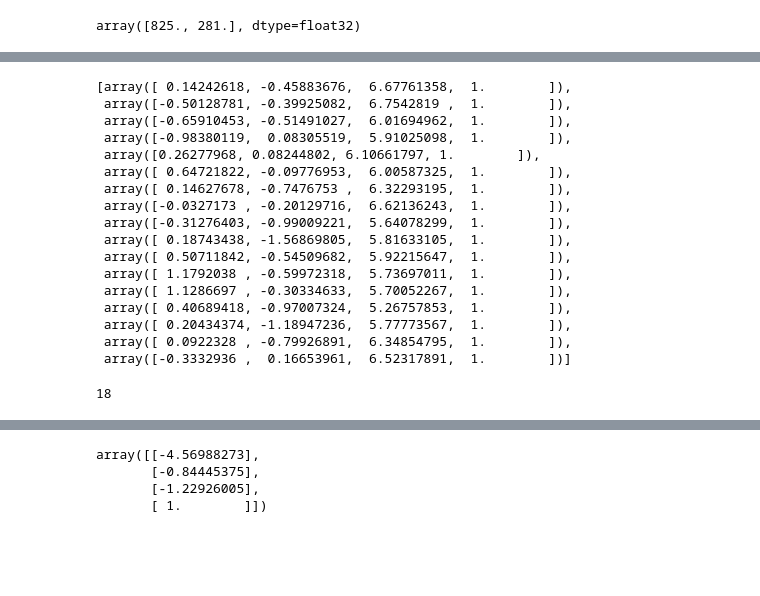
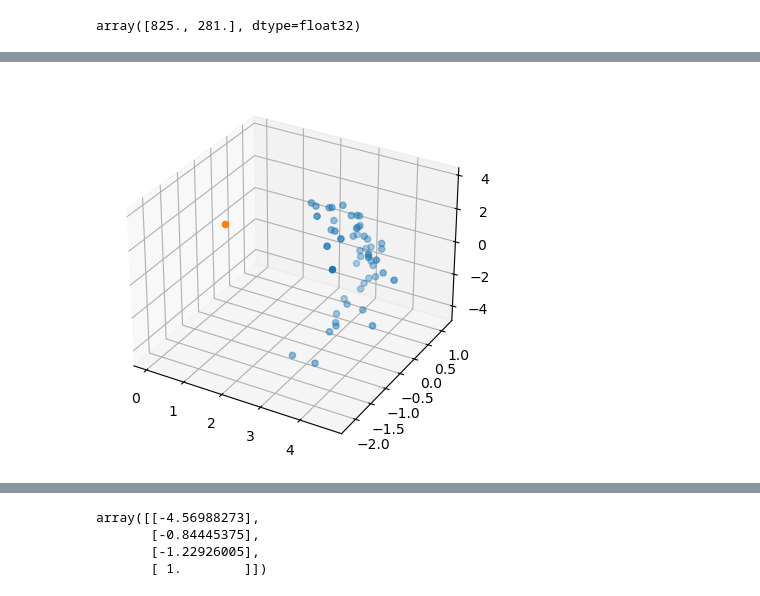
Before and after one commit to zhenqi-he/hanglok-robotics, a Jupyter notebook: nerf/instant-ngp/try.ipynb, the cells around one changed output, grey strips where cells are left out. Drawn from its saved outputs; the diff is of its cells as text; code cells hidden in the pictures; blank space fills up the shorter version.

```diff
--- a/nerf/instant-ngp/try.ipynb
+++ b/nerf/instant-ngp/try.ipynb
@@ -291,24 +331,0 @@ plt.show()
-# %%
-c_p_list
-# %% [output]
-[array([ 0.14242618, -0.45883676,  6.67761358,  1.        ]),
- array([-0.50128781, -0.39925082,  6.7542819 ,  1.        ]),
- array([-0.65910453, -0.51491027,  6.01694962,  1.        ]),
- array([-0.98380119,  0.08305519,  5.91025098,  1.        ]),
- array([0.26277968, 0.08244802, 6.10661797, 1.        ]),
- array([ 0.64721822, -0.09776953,  6.00587325,  1.        ]),
- array([ 0.14627678, -0.7476753 ,  6.32293195,  1.        ]),
- array([-0.0327173 , -0.20129716,  6.62136243,  1.        ]),
- array([-0.31276403, -0.99009221,  5.64078299,  1.        ]),
- array([ 0.18743438, -1.56869805,  5.81633105,  1.        ]),
- array([ 0.50711842, -0.54509682,  5.92215647,  1.        ]),
- array([ 1.1792038 , -0.59972318,  5.73697011,  1.        ]),
- array([ 1.1286697 , -0.30334633,  5.70052267,  1.        ]),
- array([ 0.40689418, -0.97007324,  5.26757853,  1.        ]),
- array([ 0.20434374, -1.18947236,  5.77773567,  1.        ]),
- array([ 0.0922328 , -0.79926891,  6.34854795,  1.        ]),
- array([-0.3332936 ,  0.16653961,  6.52317891,  1.        ])]
-# %%
-len(img_lists)
-# %% [output]
-18
@@ -314,0 +337,22 @@ len(img_lists)
+# %%
+COLMAP_JSON_DIR = r'C:\Users\HP\Desktop\hzq\hanglok-robotics\calibration\saved_07_06_16_38\transforms.json'
+transforms_frames = read_transformsJSON_data(COLMAP_JSON_DIR)
+COLMAP_file_names = [os.path.join(data_path,i['file_path'][2:]) for i in transforms_frames]
+distCoeffs =  np.zeros((5,1))
+c_p_list_COLMAP = []
+for n,img in enumerate(COLMAP_file_names):
+    img = cv2.imread(img)
+    COLMAP_c2w_matrix = np.array(transforms_frames[n]['transform_matrix'])
+    COLMAP_camera_p = COLMAP_c2w_matrix@np.array([[0],[0],[0],[1]])
+    c_p_list_COLMAP.append(COLMAP_camera_p)
+COLMAP_camera_posX = [i[0] for i in c_p_list_COLMAP]
+COLMAP_camera_posY = [i[1] for i in c_p_list_COLMAP]
+COLMAP_camera_posZ = [i[2] for i in c_p_list_COLMAP]
+fig = plt.figure()
+ax = plt.axes(projection='3d')
+ax.scatter(COLMAP_camera_posX, COLMAP_camera_posY, COLMAP_camera_posZ, 'green')
+ax.scatter([0], [0], [0], 'black')
+
+plt.show()
+# %% [output]
+[figure, added]
```
Also changed, not shown: parts of 27 cells of this notebook, 18 other files.
